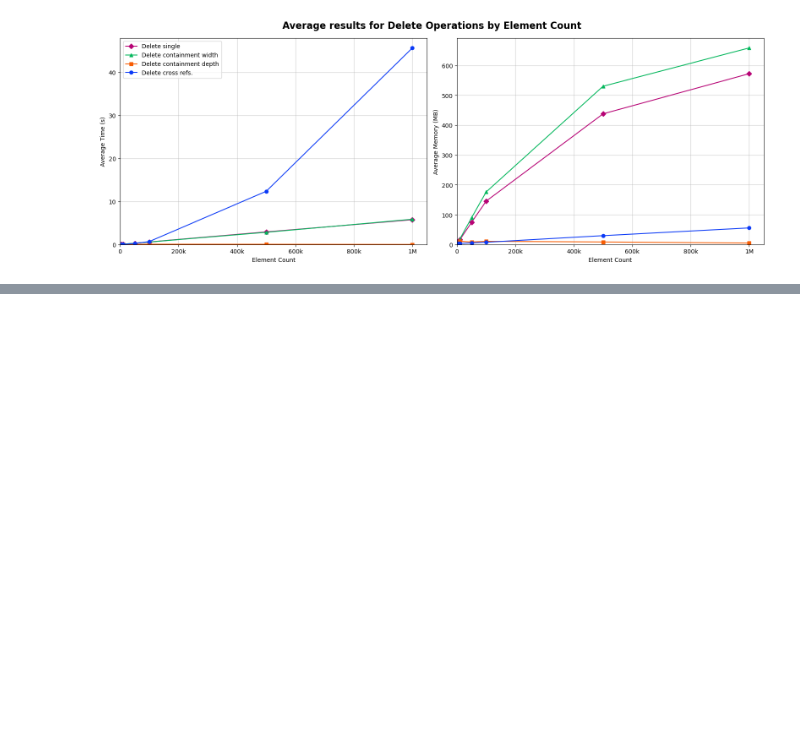
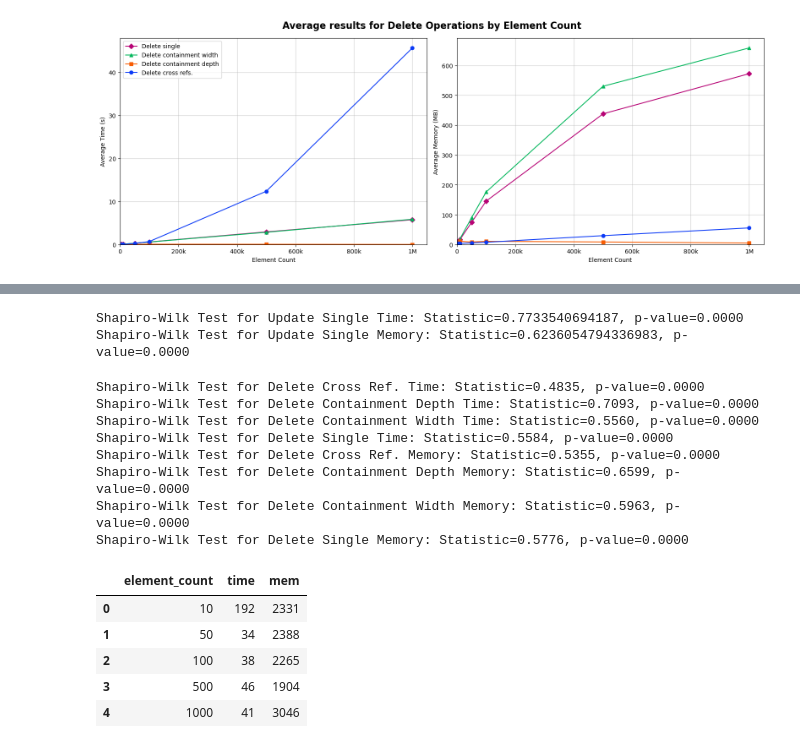
Before and after one commit to geodes-sms/NeoModelingFramework, a Jupyter notebook: ECMFA-2026-Evaluation/analysis/RQ2-results-analysis.ipynb, the cells around one changed output, grey strips where cells are left out. Cells and saved outputs as stored; diff of their text form; code cells hidden in the pictures; blank space fills up the shorter version.

```diff
--- a/ECMFA-2026-Evaluation/analysis/RQ2-results-analysis.ipynb
+++ b/ECMFA-2026-Evaluation/analysis/RQ2-results-analysis.ipynb
@@ -1293,0 +1354,49 @@ plt.show()
+# %%
+from scipy.stats import shapiro
+# for time
+statistic, p_value = shapiro(update_runs['time'])
+print(f"Shapiro-Wilk Test for Update Single Time: Statistic={statistic}, p-value={p_value:.4f}")
+
+## for memory
+statistic, p_value = shapiro(update_runs['mem'])
+print(f"Shapiro-Wilk Test for Update Single Memory: Statistic={statistic}, p-value={p_value:.4f}")
+# %% [output]
+Shapiro-Wilk Test for Update Single Time: Statistic=0.7733540694187, p-value=0.0000
+Shapiro-Wilk Test for Update Single Memory: Statistic=0.6236054794336983, p-value=0.0000
+# %%
+from scipy.stats import shapiro
+
+# For time
+statistic, p_value = shapiro(delete_c_d_runs['time'])
+print(f"Shapiro-Wilk Test for Delete Cross Ref. Time: Statistic={statistic:.4f}, p-value={p_value:.4f}")
+statistic, p_value = shapiro(delete_c_d_runs['time'])
+print(f"Shapiro-Wilk Test for Delete Containment Depth Time: Statistic={statistic:.4f}, p-value={p_value:.4f}")
+statistic, p_value = shapiro(delete_c_w_runs['time'])
+print(f"Shapiro-Wilk Test for Delete Containment Width Time: Statistic={statistic:.4f}, p-value={p_value:.4f}")
+statistic, p_value = shapiro(delete_s_runs['time'])
+print(f"Shapiro-Wilk Test for Delete Single Time: Statistic={statistic:.4f}, p-value={p_value:.4f}")
+
+# For memory
+statistic, p_value = shapiro(delete_c_r_runs['mem'])
+print(f"Shapiro-Wilk Test for Delete Cross Ref. Memory: Statistic={statistic:.4f}, p-value={p_value:.4f}")
+statistic, p_value = shapiro(delete_c_d_runs['mem'])
+print(f"Shapiro-Wilk Test for Delete Containment Depth Memory: Statistic={statistic:.4f}, p-value={p_value:.4f}")
+statistic, p_value = shapiro(delete_c_w_runs['mem'])
+print(f"Shapiro-Wilk Test for Delete Containment Width Memory: Statistic={statistic:.4f}, p-value={p_value:.4f}")
+statistic, p_value = shapiro(delete_s_runs['mem'])
+print(f"Shapiro-Wilk Test for Delete Single Memory: Statistic={statistic:.4f}, p-value={p_value:.4f}")
+# %% [output]
+Shapiro-Wilk Test for Delete Cross Ref. Time: Statistic=0.4835, p-value=0.0000
+Shapiro-Wilk Test for Delete Containment Depth Time: Statistic=0.7093, p-value=0.0000
+Shapiro-Wilk Test for Delete Containment Width Time: Statistic=0.5560, p-value=0.0000
+Shapiro-Wilk Test for Delete Single Time: Statistic=0.5584, p-value=0.0000
+Shapiro-Wilk Test for Delete Cross Ref. Memory: Statistic=0.5355, p-value=0.0000
+Shapiro-Wilk Test for Delete Containment Depth Memory: Statistic=0.6599, p-value=0.0000
+Shapiro-Wilk Test for Delete Containment Width Memory: Statistic=0.5963, p-value=0.0000
+Shapiro-Wilk Test for Delete Single Memory: Statistic=0.5776, p-value=0.0000
+|  | element_count | time | mem |
+| 0 | 10 | 192 | 2331 |
+| 1 | 50 | 34 | 2388 |
+| 2 | 100 | 38 | 2265 |
+| 3 | 500 | 46 | 1904 |
+| 4 | 1000 | 41 | 3046 |
```
Also changed, not shown: parts of 8 cells of this notebook, 40 other files.
